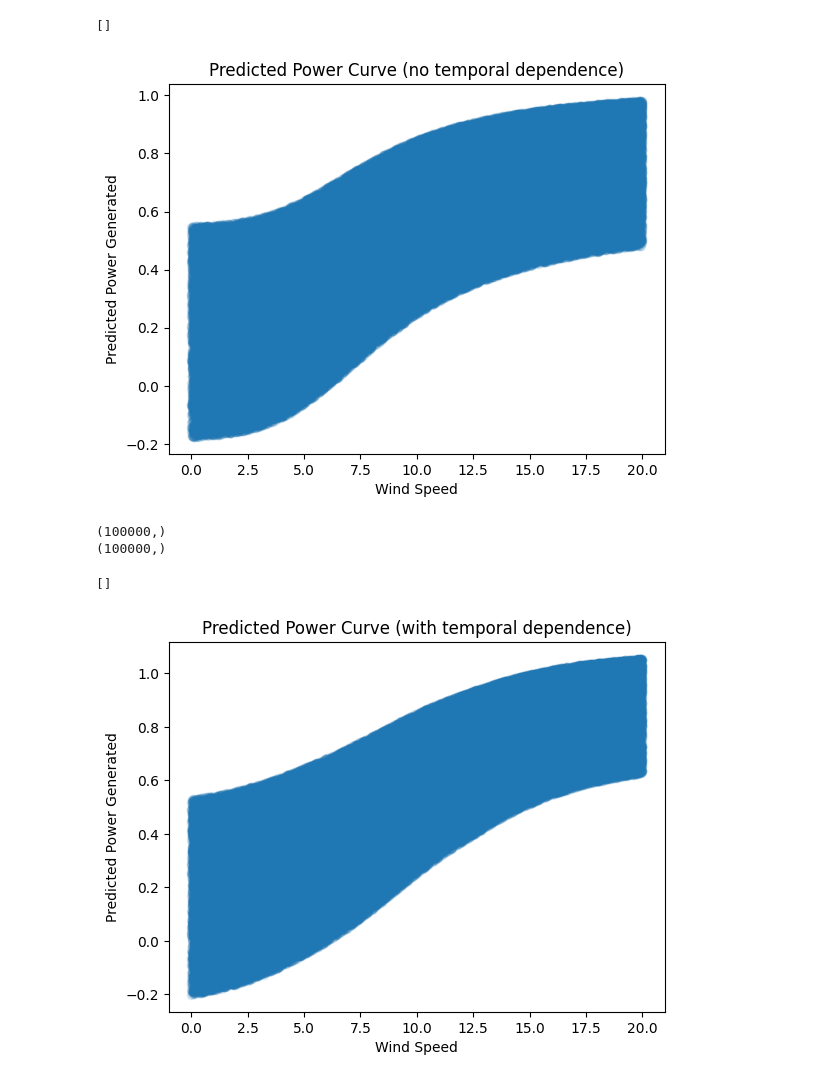
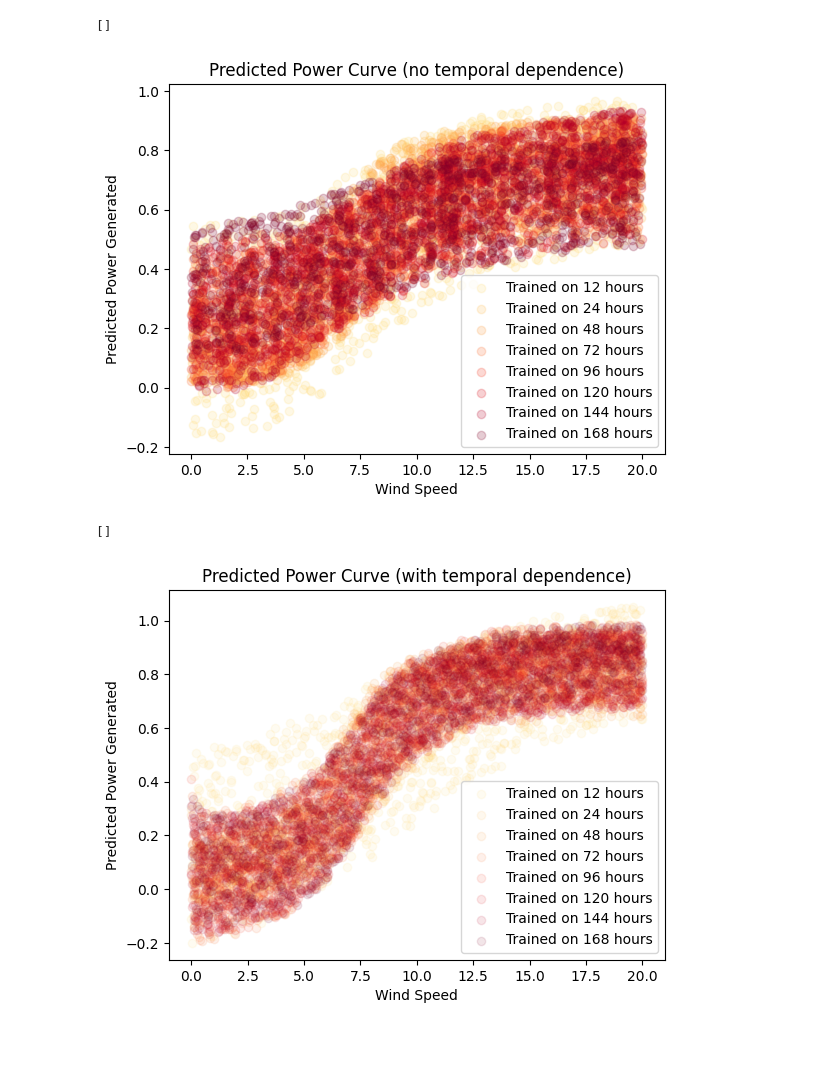
Before and after one commit to davidvalenta-dev/deep-wind-model-dispatch, a Jupyter notebook: power_model/src/model_exploration.ipynb, the cells around one changed output. Saved outputs shown, nothing was run; the diff lists cells and outputs as text; code cells hidden in the pictures; blank space fills up the shorter version.

Commit message:
trained models for 12hr-168hrs, interesting initial results indicate that the model picks up on longer range time dependencies

```diff
--- a/power_model/src/model_exploration.ipynb
+++ b/power_model/src/model_exploration.ipynb
@@ -10,11 +16,18 @@ model_24hr, _, _ = load_experiment('2f9769b2-6c71-4f01-badd-bb1469e4c590', '../.
 # %%
 (speed, power) = dataset
 
-models = [model_12hr, model_24hr]
-model_labels = ['Trained on 12hrs', 'Trained on 24hrs']
+models = [model_12hr,
+          model_24hr,
+          model_48hr,
+          model_72hr,
+          model_96hr,
+          model_120hr,
+          model_144hr,
+          model_168hr]
+model_labels = [12, 24, 48, 72, 96, 120, 144, 168]
 
-scales = ['1 day', '1 week', '1 month']
-upper_bounds = [24, 24 * 7, 24 * 30]
+scales = ['1 day', '2 days', '1 week', '1 month']
+upper_bounds = [24, 24 * 2, 24 * 7, 24 * 30]
 
 M = len(models)
 
@@ -36,7 +49,7 @@ for i in range(len(scales)):
         label = model_labels[j]
         predicted_power = model(input, quantiles).detach().cpu().numpy().squeeze()
         print(predicted_power)
-        plt.plot(x, predicted_power, color=cmap(j+2), label=label)
+        plt.plot(x, predicted_power, color=cmap(j+2), label=f'Trained on {label} hours')
     plt.plot(x, target, 'g', label='Actual Power (Normalized)')
     plt.plot(x, norm_speed, '--b', label='Wind Speeds (Normalized)')
     plt.title(f'Predicted Power Generated over {scale}')
@@ -92,52 +131,44 @@ Time steps to predict: 720
 # %%
-N = 100000
+N = 1000
 random_wind_speeds = np.random.uniform(0, 20, N)
 
-preds = []
-for speed in random_wind_speeds:
-    input = torch.tensor([speed], dtype=torch.float).unsqueeze(0)
-    alpha = random_quantiles(1, 0.01, 0.99)
-    pred = model_12hr(input, alpha).detach().cpu().numpy().squeeze()
-    preds.append(pred)
+for i in range(M):
+    model = models[i]
+    label = model_labels[i]
+    preds = []
+    cmap = plt.get_cmap('YlOrRd', M + 2)
 
-N = 100000
-random_wind_speeds = np.linspace(0, 20, N)
-print(random_wind_speeds.shape)
-
-input = torch.tensor(random_wind_speeds, dtype=torch.float).unsqueeze(0)
-alpha = random_quantiles(N, 0.01, 0.99)
-preds = model_12hr(input, alpha).detach().cpu().numpy().squeeze()
-print(preds.shape)
-plt.scatter(random_wind_speeds, preds, alpha=0.1)
-plt.ylabel('Predicted Power Generated')
-plt.xlabel('Wind Speed')
-plt.title('Predicted Power Curve (with temporal dependence)')
-plt.plot()
-
-plt.scatter(random_wind_speeds, preds, alpha=0.1)
+    for speed in random_wind_speeds:
+        input = torch.tensor([speed], dtype=torch.float).unsqueeze(0)
+        alpha = random_quantiles(1, 0.01, 0.99)
+        pred = model(input, alpha).detach().cpu().numpy().squeeze()
+        preds.append(pred)
+    plt.scatter(random_wind_speeds, preds, alpha=0.2, color=cmap(i+2), label=f'Trained on {label} hours')
 plt.ylabel('Predicted Power Generated')
 plt.xlabel('Wind Speed')
 plt.title('Predicted Power Curve (no temporal dependence)')
+plt.legend()
 plt.plot()
 # %% [output]
 []
-[figure, old version]
+[figure, new version]
 # %%
-N = 100000
+N = 1000
 random_wind_speeds = np.linspace(0, 20, N)
-print(random_wind_speeds.shape)
+cmap = plt.get_cmap('YlOrRd', M + 2)
 
-input = torch.tensor(random_wind_speeds, dtype=torch.float).unsqueeze(0)
-alpha = random_quantiles(N, 0.01, 0.99)
-preds = model_12hr(input, alpha).detach().cpu().numpy().squeeze()
-print(preds.shape)
-plt.scatter(random_wind_speeds, preds, alpha=0.1)
+for i in range(M):
+    model = models[i]
+    label = model_labels[i]
+    input = torch.tensor(random_wind_speeds, dtype=torch.float).unsqueeze(0)
+    alpha = random_quantiles(N, 0.01, 0.99)
+    preds = model(input, alpha).detach().cpu().numpy().squeeze()
+    plt.scatter(random_wind_speeds, preds, alpha=0.1, color=cmap(i+2), label=f"Trained on {label} hours")
 plt.ylabel('Predicted Power Generated')
 plt.xlabel('Wind Speed')
 plt.title('Predicted Power Curve (with temporal dependence)')
+plt.legend()
 plt.plot()
 # %% [output]
-(100000,)
-(100000,)
+[]
-[]
-[figure, old version]
+[figure, new version]
```
Also changed, not shown: parts of 4 cells of this notebook, 20 other files.
